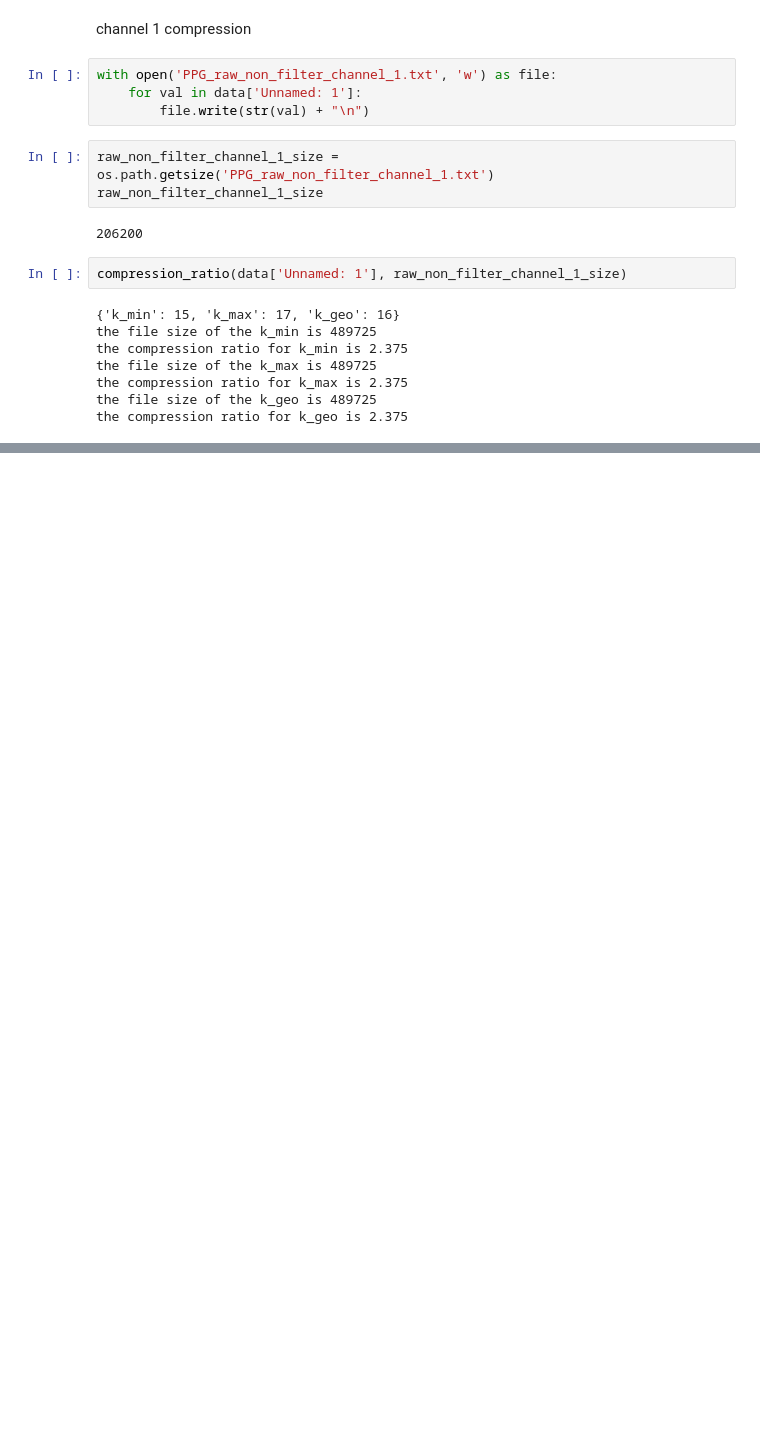
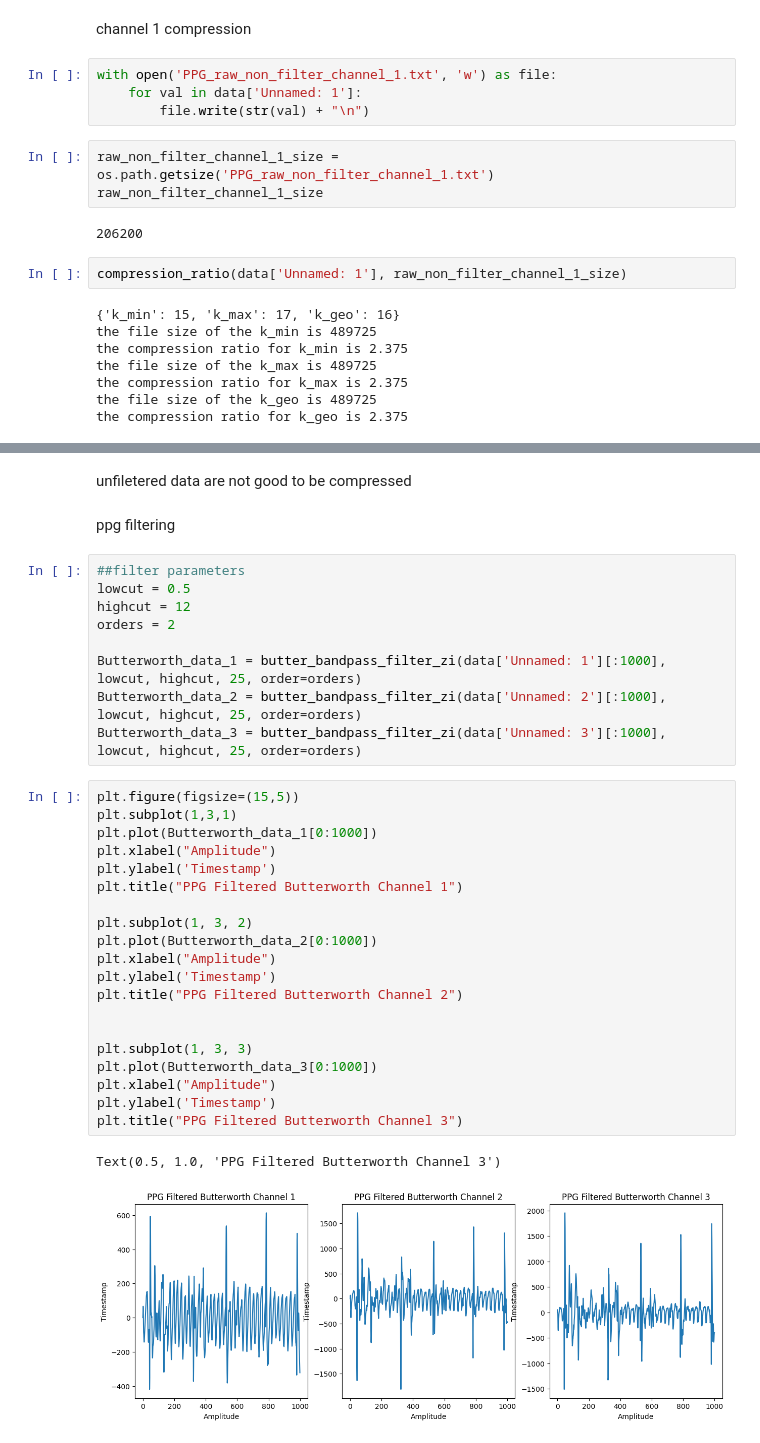
Before and after one commit to SenuraHansaja/H-IoT-Golob-Rice-Compression-Automation, a Jupyter notebook: PPG data/PPG_plots.ipynb, the cells around one changed output, grey strips where cells are left out. Drawn from its saved outputs; the diff is of its cells as text; blank space fills up the shorter version.

Commit message:
ppg filtered plots

```diff
--- a/PPG data/PPG_plots.ipynb
+++ b/PPG data/PPG_plots.ipynb
@@ -203,0 +243,36 @@ the compression ratio for k_geo is 2.375
+# %% [markdown]
+unfiletered data are not good to be compressed
+# %% [markdown]
+ppg filtering
+# %%
+##filter parameters
+lowcut = 0.5
+highcut = 12
+orders = 2
+
+Butterworth_data_1 = butter_bandpass_filter_zi(data['Unnamed: 1'][:1000], lowcut, highcut, 25, order=orders)
+Butterworth_data_2 = butter_bandpass_filter_zi(data['Unnamed: 2'][:1000], lowcut, highcut, 25, order=orders)
+Butterworth_data_3 = butter_bandpass_filter_zi(data['Unnamed: 3'][:1000], lowcut, highcut, 25, order=orders)
+# %%
+plt.figure(figsize=(15,5))
+plt.subplot(1,3,1)
+plt.plot(Butterworth_data_1[0:1000])
+plt.xlabel("Amplitude")
+plt.ylabel('Timestamp')
+plt.title("PPG Filtered Butterworth Channel 1")
+
+plt.subplot(1, 3, 2)
+plt.plot(Butterworth_data_2[0:1000])
+plt.xlabel("Amplitude")
+plt.ylabel('Timestamp')
+plt.title("PPG Filtered Butterworth Channel 2")
+
+
+plt.subplot(1, 3, 3)
+plt.plot(Butterworth_data_3[0:1000])
+plt.xlabel("Amplitude")
+plt.ylabel('Timestamp')
+plt.title("PPG Filtered Butterworth Channel 3")
+# %% [output]
+Text(0.5, 1.0, 'PPG Filtered Butterworth Channel 3')
+[figure, added]
```
Also changed, not shown: parts of 8 cells of this notebook, 1 other file.
